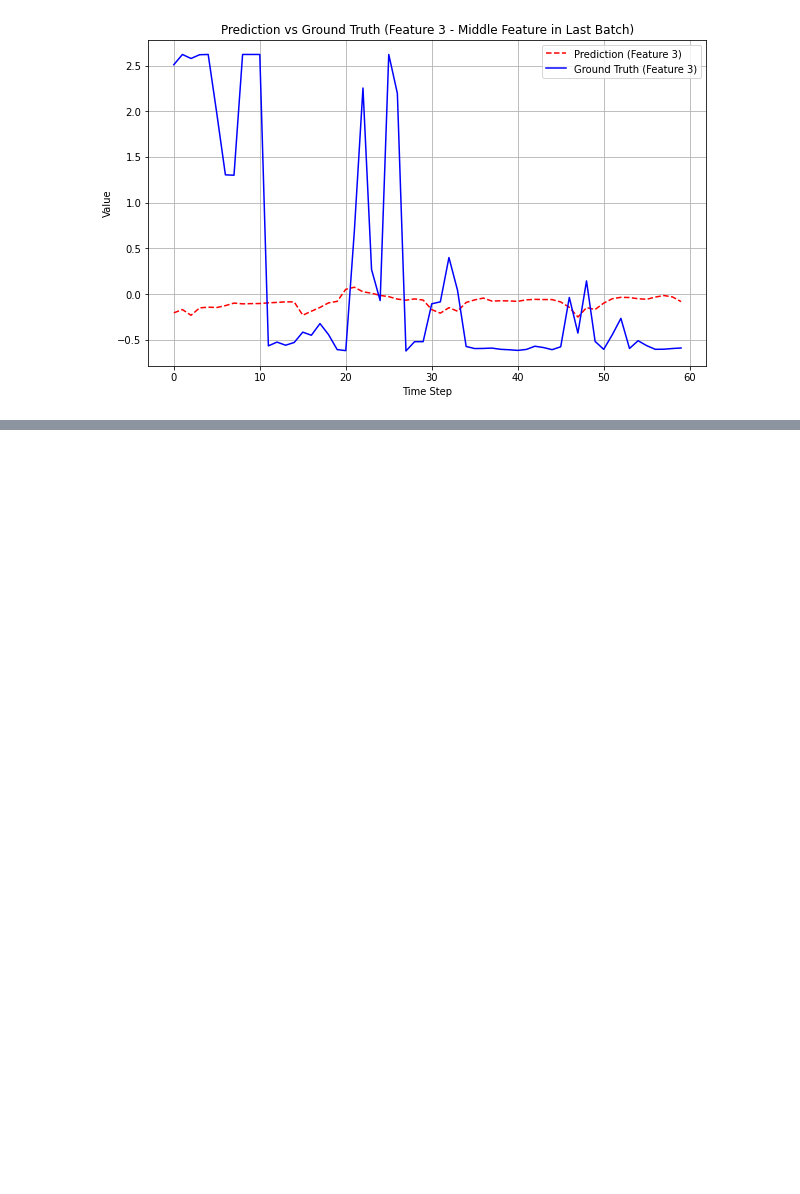
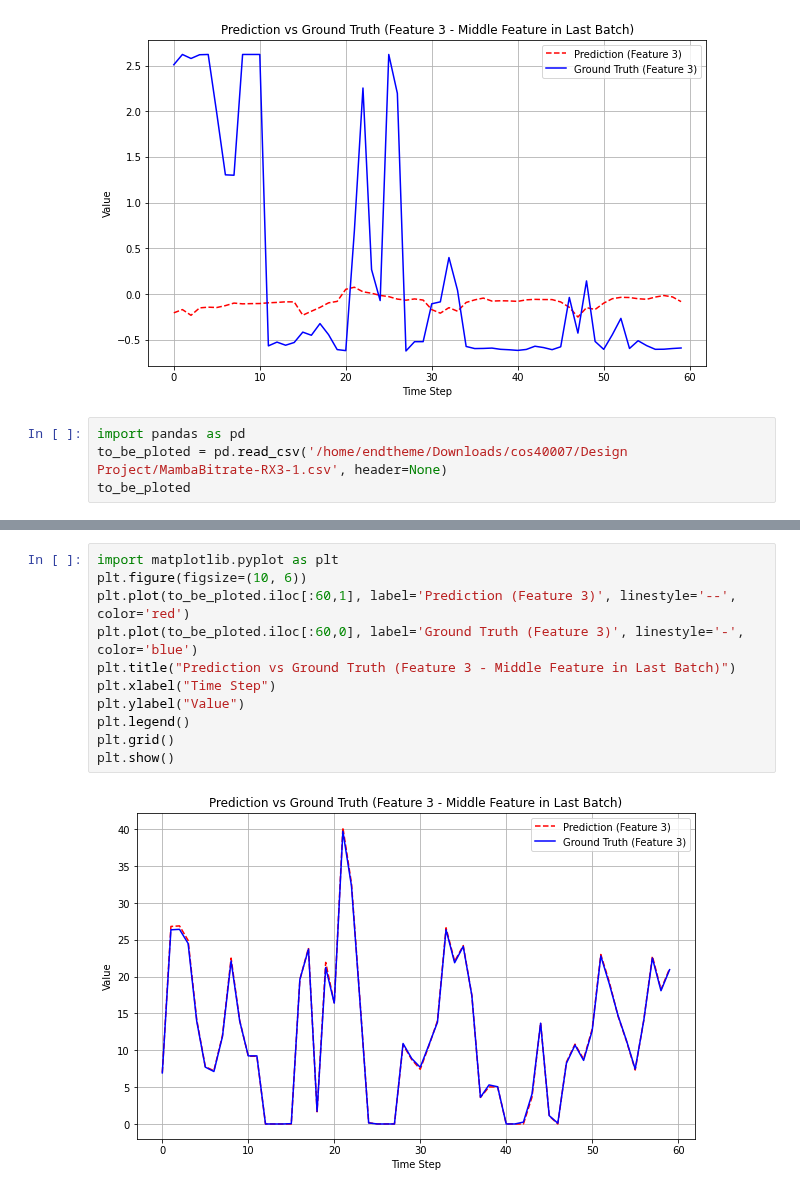
Before and after one commit to endtheme123/Autoformer-AIE, a Jupyter notebook: predict.ipynb, the cells around one changed output, grey strips where cells are left out. Drawn from its saved outputs; the diff is of its cells as text; blank space fills up the shorter version.

```diff
--- a/predict.ipynb
+++ b/predict.ipynb
@@ -356,3 +341,7 @@ Ground Truth shape: torch.Size([458, 12, 60])
 [figure]
 [figure]
 [figure]
+# %%
+import pandas as pd
+to_be_ploted = pd.read_csv('/home/endtheme/Downloads/cos40007/Design Project/MambaBitrate-RX3-1.csv', header=None)
+to_be_ploted
@@ -358,0 +382,13 @@ Ground Truth shape: torch.Size([458, 12, 60])
+# %%
+import matplotlib.pyplot as plt
+plt.figure(figsize=(10, 6))
+plt.plot(to_be_ploted.iloc[:60,1], label='Prediction (Feature 3)', linestyle='--', color='red')
+plt.plot(to_be_ploted.iloc[:60,0], label='Ground Truth (Feature 3)', linestyle='-', color='blue')
+plt.title("Prediction vs Ground Truth (Feature 3 - Middle Feature in Last Batch)")
+plt.xlabel("Time Step")
+plt.ylabel("Value")
+plt.legend()
+plt.grid()
+plt.show()
+# %% [output]
+[figure, added]
```
Also changed, not shown: parts of 7 cells of this notebook, 11 other files.
